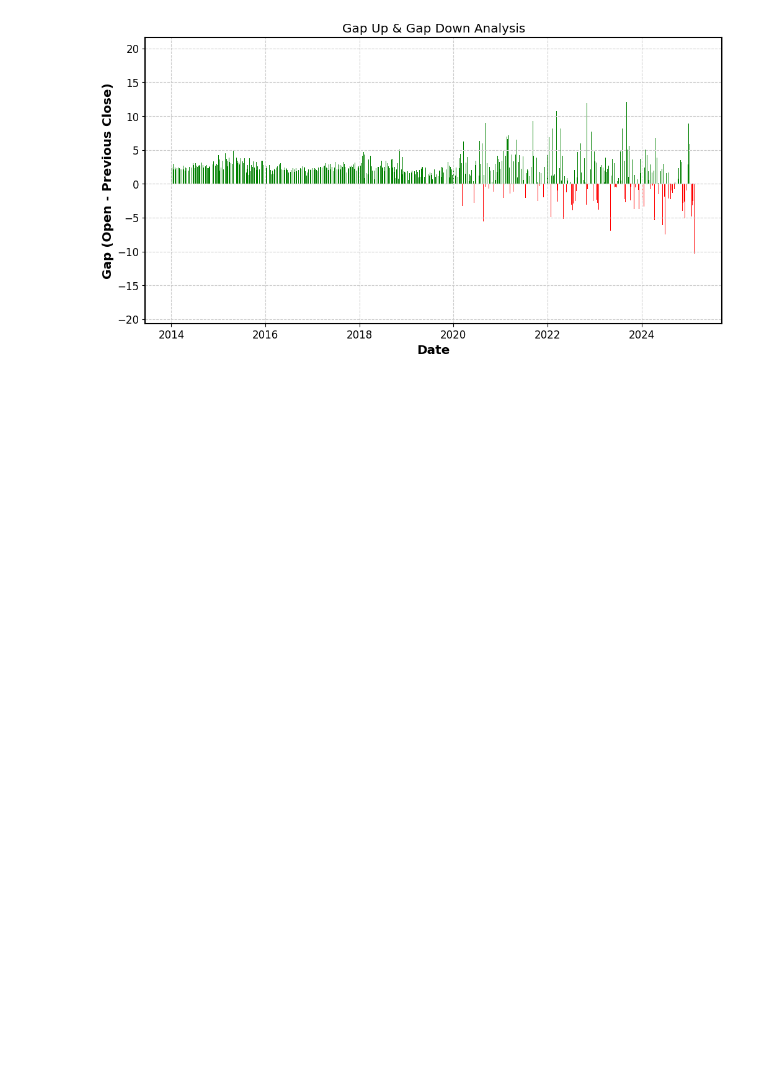
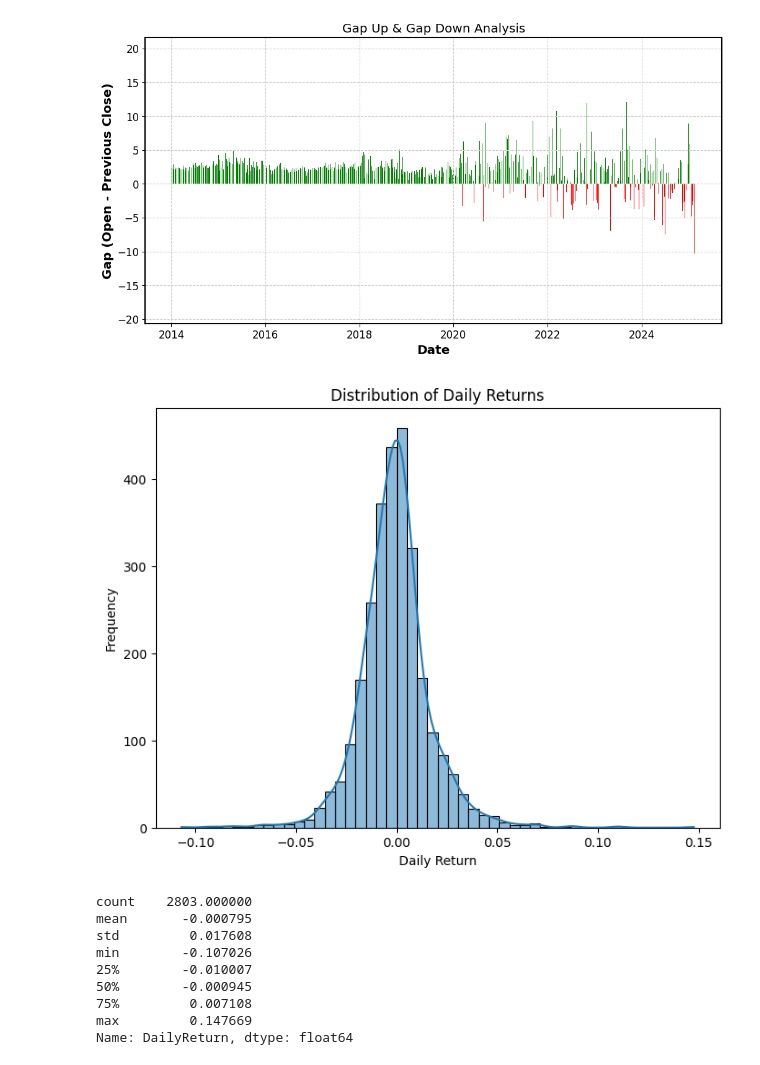
Before and after one commit to OPCoderman/DEP_project_apple_stock_investigation, a Jupyter notebook: visualization .ipynb, the cells around one changed output. Drawn from its saved outputs; the diff is of its cells as text; code cells hidden in the pictures; blank space fills up the shorter version.

```diff
--- a/visualization .ipynb
+++ b/visualization .ipynb
@@ -232,3 +365,29 @@ plt.title("Gap Up & Gap Down Analysis")
 plt.show()
 # %% [output]
 [figure]
+# %%
+# Calculate daily returns
+df["DailyReturn"] = df["Adj Close"].pct_change()
+
+# Plot the distribution of daily returns
+plt.figure(figsize=(8, 6))
+sns.histplot(df["DailyReturn"].dropna(), bins=50, kde=True)
+
+plt.title("Distribution of Daily Returns")
+plt.xlabel("Daily Return")
+plt.ylabel("Frequency")
+plt.show()
+
+# Print summary statistics
+print(df["DailyReturn"].describe())
+# %% [output]
+[figure, added]
+count    2803.000000
+mean       -0.000795
+std         0.017608
+min        -0.107026
+25%        -0.010007
+50%        -0.000945
+75%         0.007108
+max         0.147669
+Name: DailyReturn, dtype: float64
```
Also changed, not shown: parts of 9 cells of this notebook.
